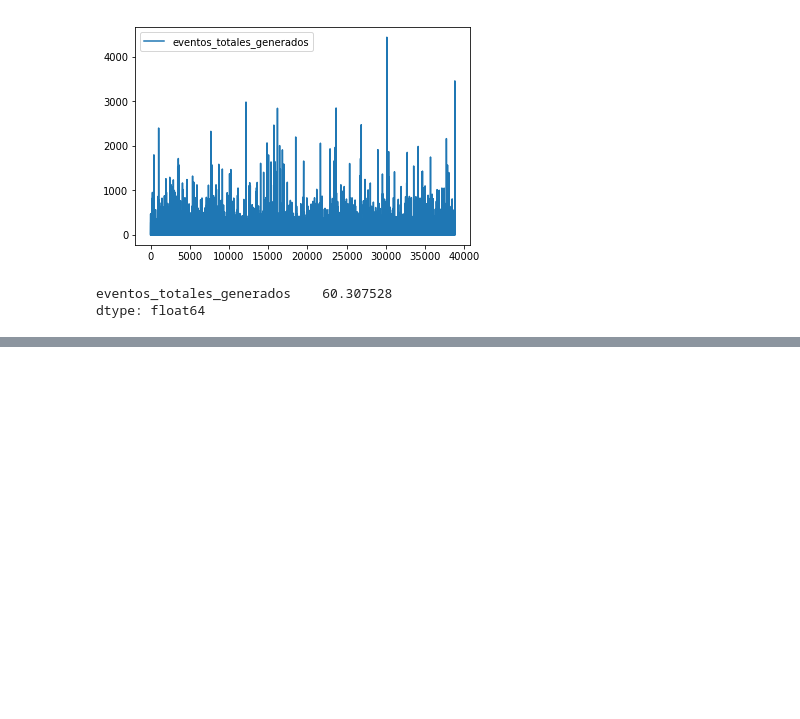
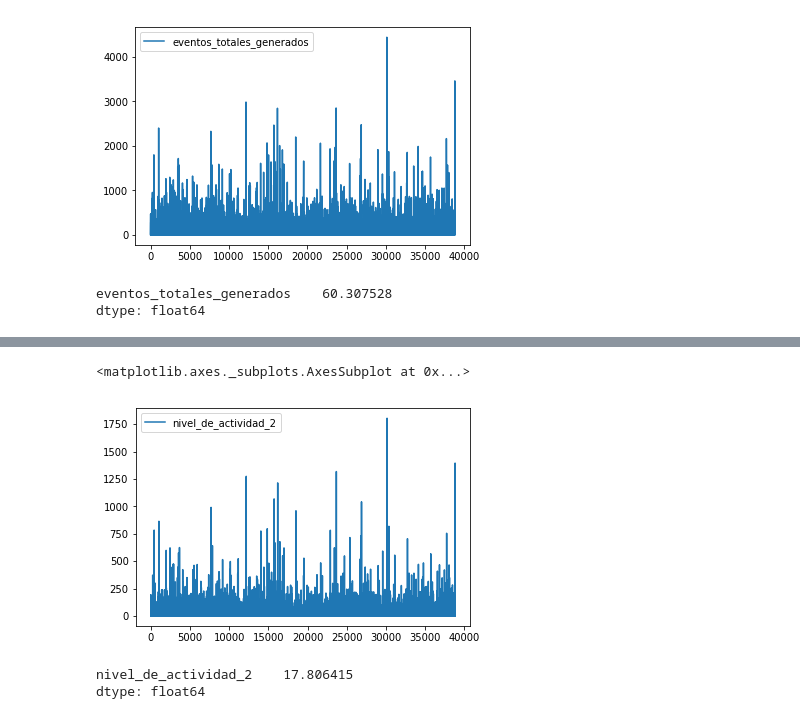
Before and after one commit to gabyrobles93/7506-TP2-MachineLearning, a Jupyter notebook: notebooks/gaby_feature_eng.ipynb, the cells around one changed output, grey strips where cells are left out. Saved outputs shown, nothing was run; the diff lists cells and outputs as text; code cells hidden in the pictures; blank space fills up the shorter version.

```diff
--- a/notebooks/gaby_feature_eng.ipynb
+++ b/notebooks/gaby_feature_eng.ipynb
@@ -300,0 +377,10 @@ eventos_por_persona.to_csv('eventos_totales_por_persona.csv', index=False)
+# %%
+actividad[['person','nivel_de_actividad_2']].plot()
+# %% [output]
+<matplotlib.axes._subplots.AxesSubplot at 0x...>
+[figure, added]
+# %%
+actividad[['person','nivel_de_actividad_2']].mean()
+# %% [output]
+nivel_de_actividad_2    17.806415
+dtype: float64
```
Also changed, not shown: parts of 39 cells of this notebook, 2 other files.
